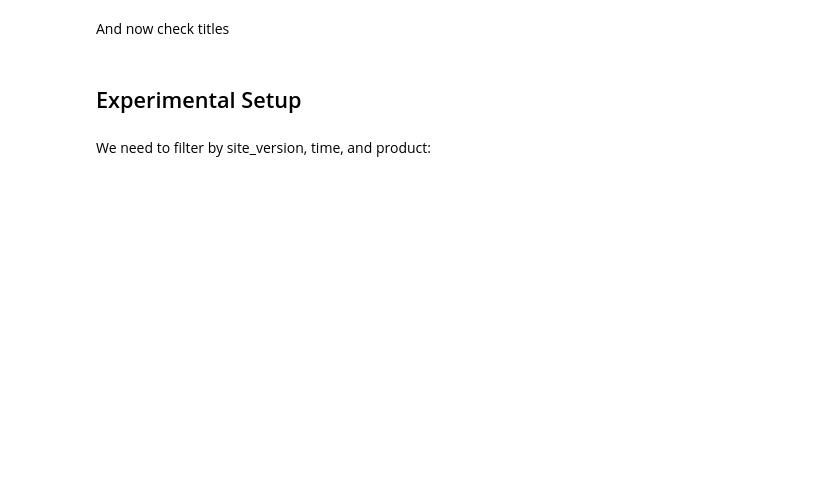
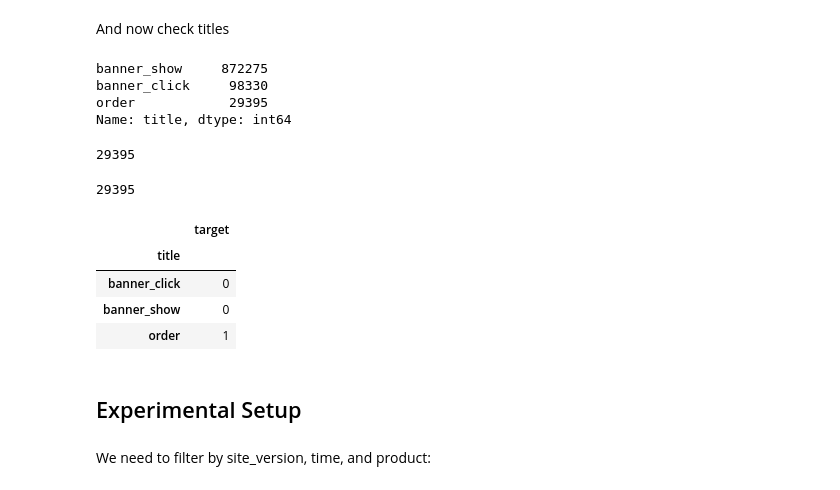
Before and after one commit to rbdaly16/NATL-DS-Live-062623, a Jupyter notebook: Phase2/Lectures/13_AB_testing_2.ipynb, the cells around one changed output. Saved outputs shown, nothing was run; the diff lists cells and outputs as text; code cells hidden in the pictures; blank space fills up the shorter version.

```diff
--- a/Phase2/Lectures/13_AB_testing_2.ipynb
+++ b/Phase2/Lectures/13_AB_testing_2.ipynb
@@ -77,3 +158,26 @@ None
+# %%
+df['title'].value_counts()
+# %% [output]
+banner_show     872275
+banner_click     98330
+order            29395
+Name: title, dtype: int64
+# %%
+len(df.loc[df['title']=='order'])
+# %% [output]
+29395
+# %%
+sum(df['target'])
+# %% [output]
+29395
+# %%
+df.groupby('title').agg({'target':'mean'})
+# %% [output]
+|  | target |
+| title |  |
+| banner_click | 0 |
+| banner_show | 0 |
+| order | 1 |
 # %% [markdown]
 ## Experimental Setup
 # %% [markdown]
```
Also changed, not shown: parts of 59 cells of this notebook.
